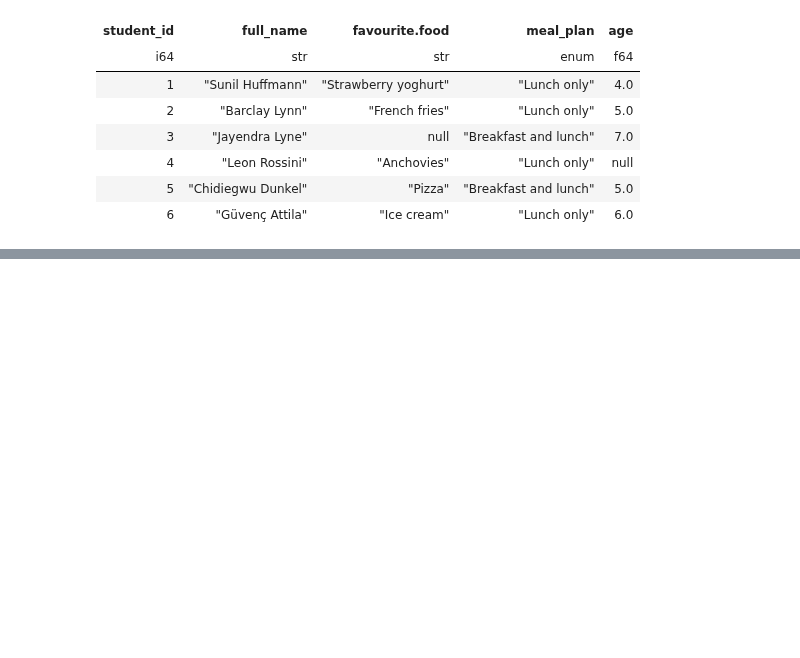
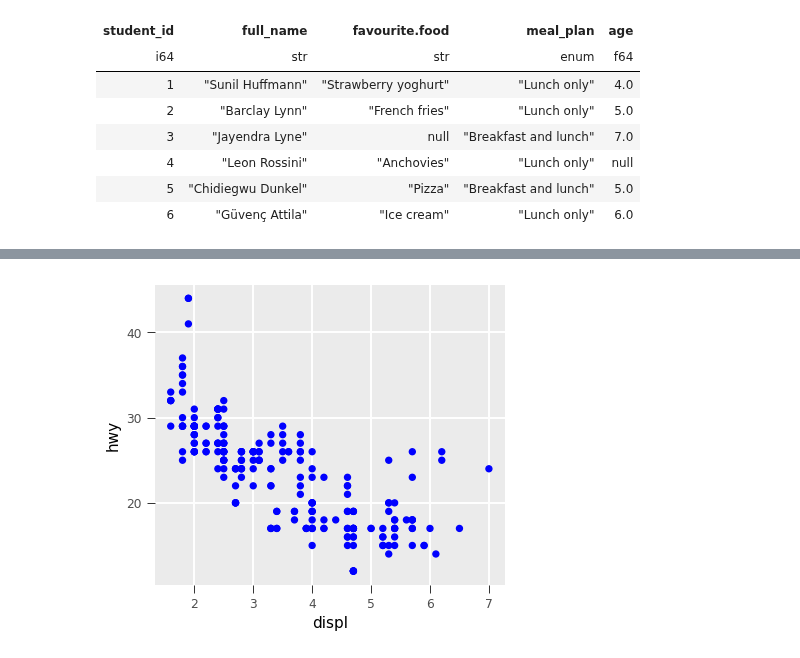
Before and after one commit to huangziwei/hea, a Jupyter notebook: example/books/dataframe.ipynb, the cells around one changed output, grey strips where cells are left out. Cells and saved outputs as stored; diff of their text form; code cells hidden in the pictures; blank space fills up the shorter version.

```diff
--- a/example/books/dataframe.ipynb
+++ b/example/books/dataframe.ipynb
@@ -1037,0 +1069,4 @@ shape: (6, 5)
+# %%
+mpg.ggplot(x="displ", y="hwy").geom_point(color="blue")
+# %% [output]
+[figure, added]
```
Also changed, not shown: parts of 16 cells of this notebook, 16 other files.
